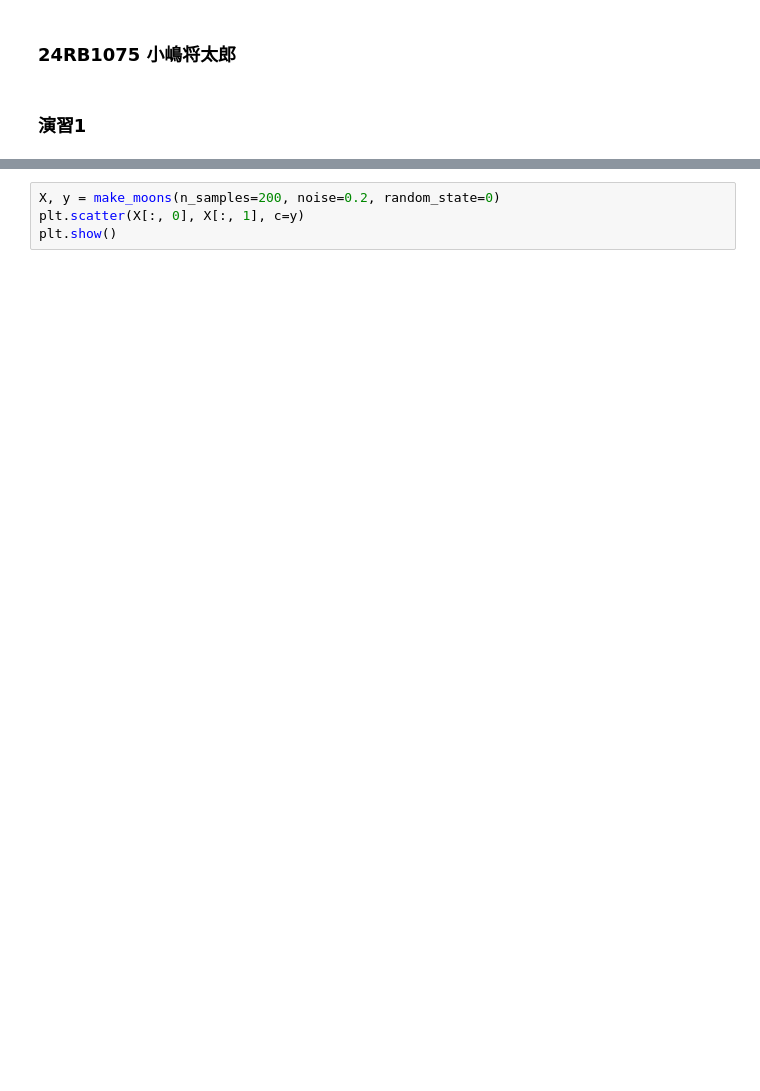
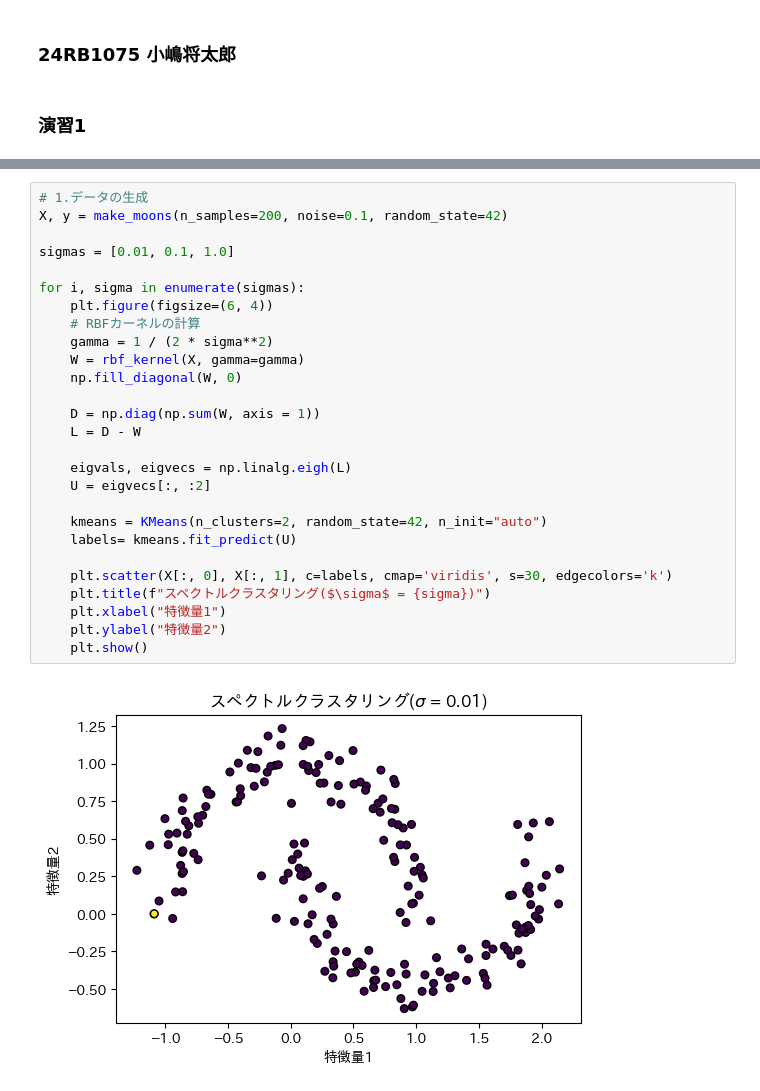
Before and after one commit to Sho-21/ml, a Jupyter notebook: day9/day9_24RB1075.ipynb, the cells around one changed output, grey strips where cells are left out. Saved outputs shown, nothing was run; the diff lists cells and outputs as text; blank space fills up the shorter version.

```diff
--- a/day9/day9_24RB1075.ipynb
+++ b/day9/day9_24RB1075.ipynb
@@ -142,4 +116,29 @@ plt.show()
 # %%
-X, y = make_moons(n_samples=200, noise=0.2, random_state=0)
-plt.scatter(X[:, 0], X[:, 1], c=y)
-plt.show()
+# 1.データの生成
+X, y = make_moons(n_samples=200, noise=0.1, random_state=42)
+
+sigmas = [0.01, 0.1, 1.0]
+
+for i, sigma in enumerate(sigmas):
+    plt.figure(figsize=(6, 4))
+    # RBFカーネルの計算
+    gamma = 1 / (2 * sigma**2)
+    W = rbf_kernel(X, gamma=gamma)
+    np.fill_diagonal(W, 0)
+
+    D = np.diag(np.sum(W, axis = 1))
+    L = D - W
+
+    eigvals, eigvecs = np.linalg.eigh(L)
+    U = eigvecs[:, :2]
+
+    kmeans = KMeans(n_clusters=2, random_state=42, n_init="auto")
+    labels= kmeans.fit_predict(U)
+
+    plt.scatter(X[:, 0], X[:, 1], c=labels, cmap='viridis', s=30, edgecolors='k')
+    plt.title(f"スペクトルクラスタリング($\sigma$ = {sigma})")
+    plt.xlabel("特徴量1")
+    plt.ylabel("特徴量2")
+    plt.show()
+# %% [output]
+[figure, added]
```
Also changed, not shown: parts of 11 cells of this notebook.
